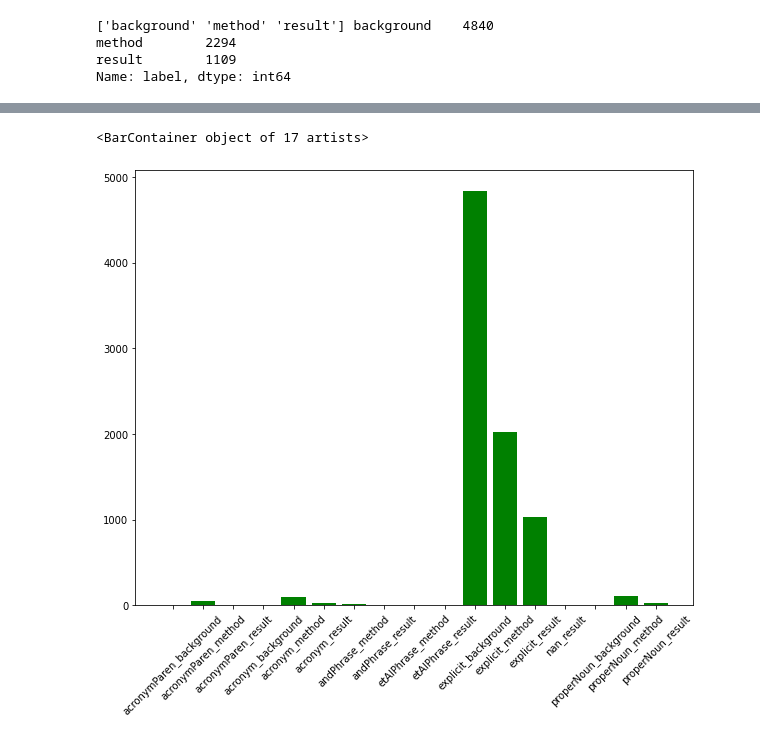
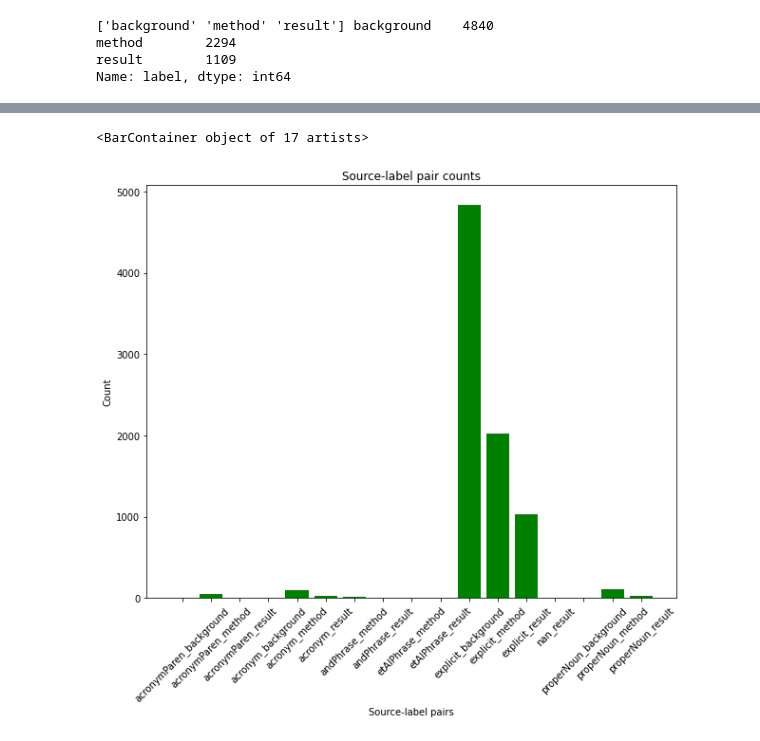
Before and after one commit to ChrisBagdon/Citation_Classification, a Jupyter notebook: dataExploration.ipynb, the cells around one changed output, grey strips where cells are left out. Cells and saved outputs as stored; diff of their text form; code cells hidden in the pictures.

```diff
--- a/dataExploration.ipynb
+++ b/dataExploration.ipynb
@@ -3,7 +4,8 @@ import pandas as pd
 import matplotlib.pyplot as plt
 # %%
 ### Read in training dataset (TSV)
-train_tsv = pd.read_csv('../../Corpora/scicite/tsv/train.tsv', sep='\t',
+# Filepath will be different; set to repo's filepath when we add the corpus files
+train_tsv = pd.read_csv('../Corpora/scicite/tsv/train.tsv', sep='\t',
                        names=["citingPaperID", "source", "string", "label"]
                        )
 train_tsv
@@ -77,12 +80,15 @@ sorted_source_label_dict
  'properNoun_method': 110,
  'properNoun_result': 31}
 # %%
+### Histogram for all source-label pair counts in the training dataset
 plt.figure(figsize=(10, 8))
+plt.title("Source-label pair counts")
+plt.xlabel("Source-label pairs"); plt.ylabel("Count")
 plt.xticks(rotation=45)
 plt.bar(sorted_source_label_dict.keys(), sorted_source_label_dict.values(), color='g')
 # %% [output]
 <BarContainer object of 17 artists>
-[figure, old version]
+[figure, new version]
 # %%
 noExplicit_pairs = [pair for pair in sorted(source_label_list) if "explicit_" not in pair]
 noExplicit_pairs
```
Also changed, not shown: parts of 4 cells of this notebook.
